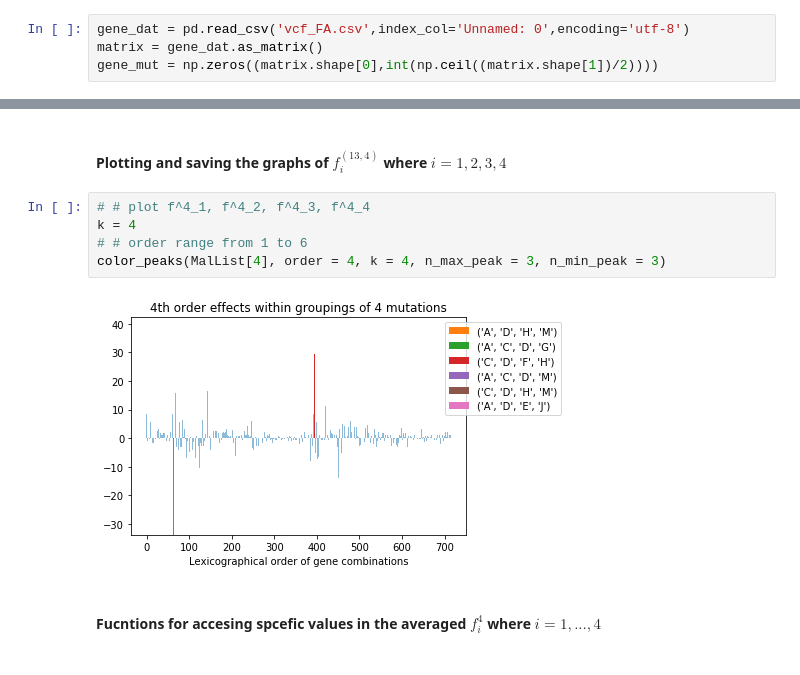
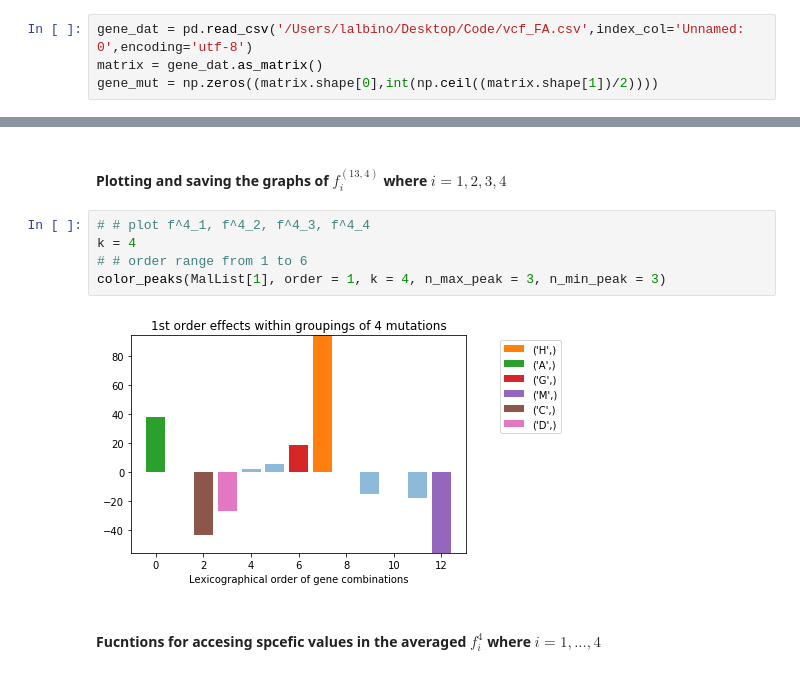
Before and after one commit to LillianGonzalezAlbino/FourierAnalysis, a Jupyter notebook: Spectral-Analysis-Reduced-Dataset(and).ipynb, the cells around one changed output, grey strips where cells are left out. Saved outputs shown, nothing was run; the diff lists cells and outputs as text.

```diff
--- a/Spectral-Analysis-Reduced-Dataset(and).ipynb
+++ b/Spectral-Analysis-Reduced-Dataset(and).ipynb
@@ -31,7 +31,7 @@ os.mkdir("Averaged4Mutations")
 # %% [markdown]
 # Dataset (and)
 # %%
-gene_dat = pd.read_csv('vcf_FA.csv',index_col='Unnamed: 0',encoding='utf-8')
+gene_dat = pd.read_csv('/Users/lalbino/Desktop/Code/vcf_FA.csv',index_col='Unnamed: 0',encoding='utf-8')
 matrix = gene_dat.as_matrix()
 gene_mut = np.zeros((matrix.shape[0],int(np.ceil((matrix.shape[1])/2))))
 # %%
@@ -693,9 +693,9 @@ MalList = Mallows_list(list(range(num_vars)), f_list, (num_vars,int(k2)))
 # %%
 # # plot f^4_1, f^4_2, f^4_3, f^4_4
 k = 4
 # # order range from 1 to 6
-color_peaks(MalList[4], order = 4, k = 4, n_max_peak = 3, n_min_peak = 3)
+color_peaks(MalList[1], order = 1, k = 4, n_max_peak = 3, n_min_peak = 3)
 # %% [output]
-[figure, old version]
+[figure, new version]
 # %% [markdown]
 #### Fucntions for accesing spcefic values in the averaged $f^4_i$ where $i=1,...,4$
```
Also changed, not shown: parts of 9 cells of this notebook.
